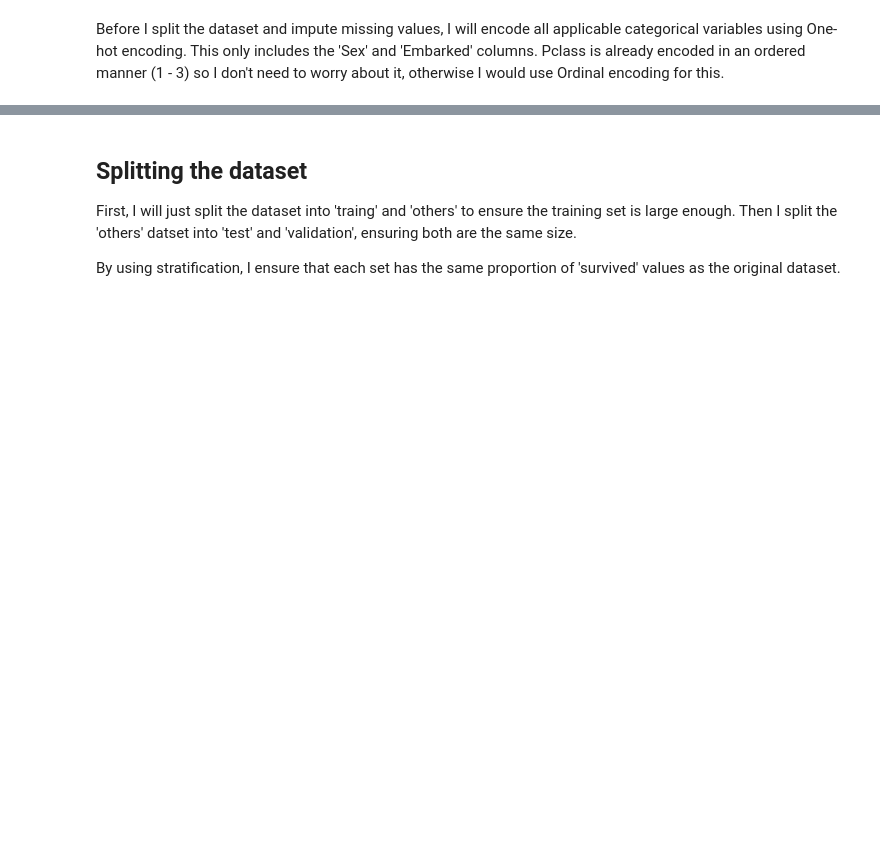
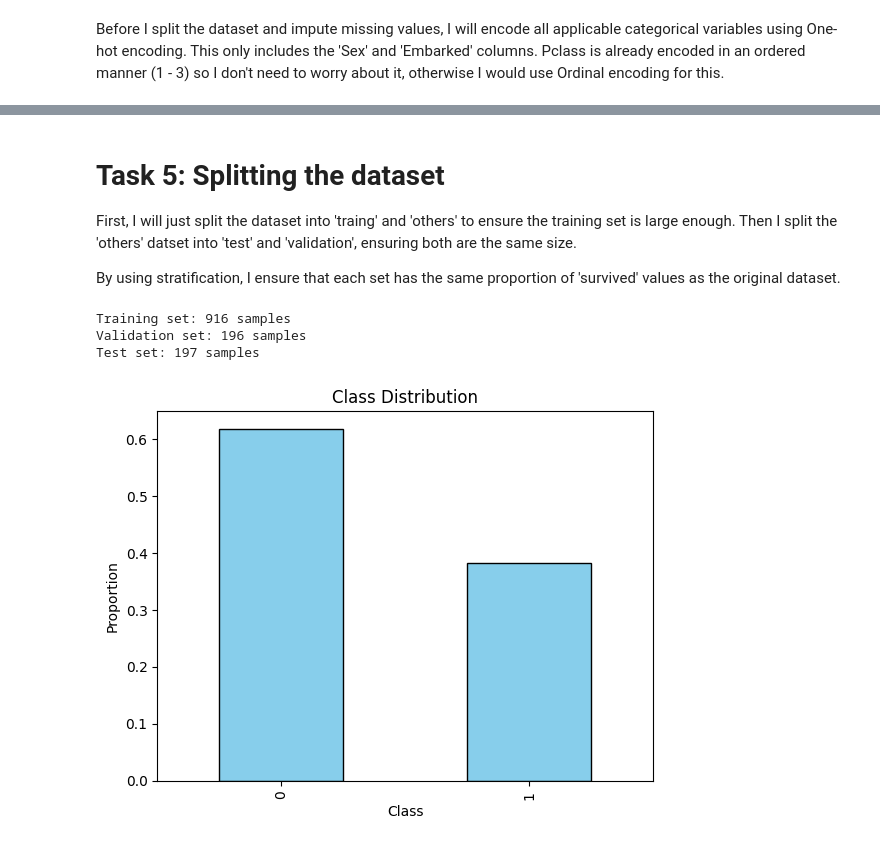
Before and after one commit to boris-gans/ML-fundamentals-2025, a Jupyter notebook: assignment_1_boris_gans.ipynb, the cells around one changed output, grey strips where cells are left out. Saved outputs shown, nothing was run; the diff lists cells and outputs as text; code cells hidden in the pictures; blank space fills up the shorter version.

```diff
--- a/assignment_1_boris_gans.ipynb
+++ b/assignment_1_boris_gans.ipynb
@@ -113,6 +115,7 @@ Name: home.dest, Length: 1309, dtype: object
 # %% [markdown]
 # Task 2: Managing Missing Values
 # %%
+data.drop(columns=['age_bin'], inplace=True)
 pre_split_data = data.copy()
 pre_split_data.info()
 # %% [output]
@@ -188,5 +202,5 @@ pre_split_data.head(10)
 # %% [markdown]
-## Splitting the dataset
+# Task 5: Splitting the dataset
 
 First, I will just split the dataset into 'traing' and 'others' to ensure the training set is large enough. Then I split the 'others' datset into 'test' and 'validation', ensuring both are the same size.
 
@@ -194,20 +208,31 @@ By using stratification, I ensure that each set has the same proportion of 'surv
 # %%
 target_column = pre_split_data['survived']
 other_columns = pre_split_data.drop(columns='survived')
 
 # Both test_size and random_state are essentially arbitrary.
     # 30/70 split between train and others is on the higher end (based on my limited knowledge), but it just ensures that the model has ample data to learn from
     # Random state of 42 is essentially meaningless, but I think it just acts as the seed for the randomization. This should stay the same for all splits (when splitting others)
 main_train, main_other, target_train, target_other = train_test_split(
     other_columns, target_column, test_size=0.3, random_state=42, stratify=target_column
 )
 
 main_validation, main_test, target_validation, target_test = train_test_split(
     main_other, target_other, test_size=0.5, random_state=42, stratify=target_other
 )
 # By stratifying target value (survived) in both splits, the main and other sets have the same proportion of survived passengers
 # and the validation and test sets have the same proportion of survived passengers
 
 print(f"Training set: {len(main_train)} samples")
 print(f"Validation set: {len(main_validation)} samples")
 print(f"Test set: {len(main_test)} samples")
+
+target_train.value_counts(normalize=True).plot(kind='bar', color='skyblue', edgecolor='black')
+plt.title('Class Distribution')
+plt.xlabel('Class')
+plt.ylabel('Proportion')
+plt.show()
+# %% [output]
+Training set: 916 samples
+Validation set: 196 samples
+Test set: 197 samples
+[figure, added]
```
Also changed, not shown: parts of 17 cells of this notebook.
